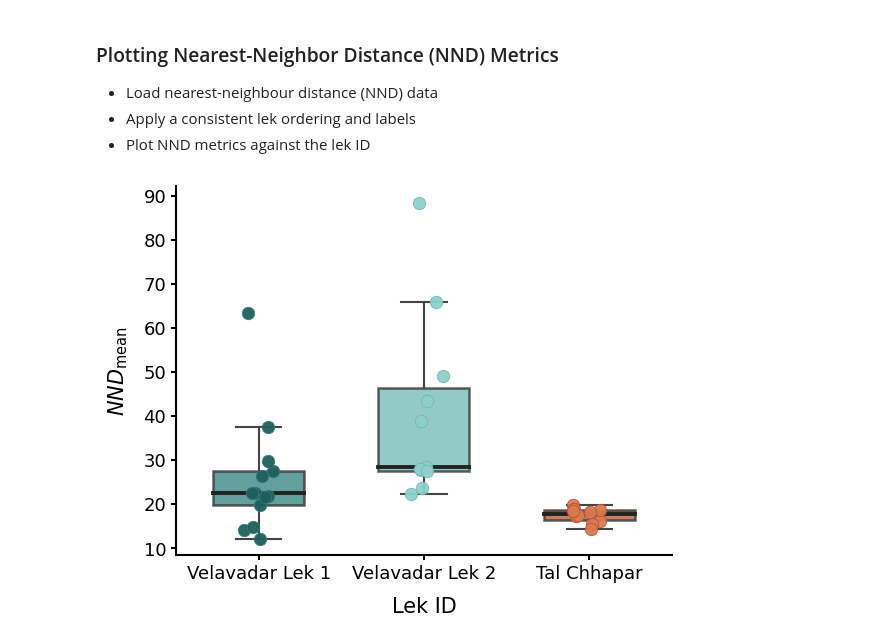
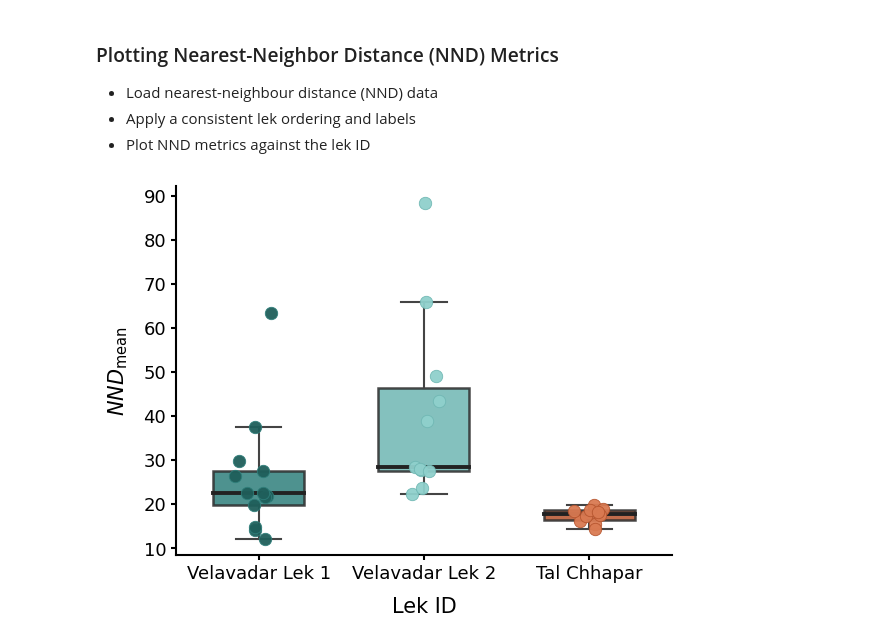
Before and after one commit to ruthviksp/territory_geometry, a Jupyter notebook: plot_nnd_metrics.ipynb, the cells around one changed output. Saved outputs shown, nothing was run; the diff lists cells and outputs as text; code cells hidden in the pictures.

```diff
--- a/plot_nnd_metrics.ipynb
+++ b/plot_nnd_metrics.ipynb
@@ -31,35 +31,35 @@ lek_labels = nnd_all['lek_id'].cat.categories.tolist()
 # %%
 fig, ax = plt.subplots()
 
 data_by_lek = [nnd_all.loc[nnd_all['lek_id'] == lek, 'nnd_mean'].values for lek in lek_labels]
 
 bp = ax.boxplot(data_by_lek, positions=np.arange(len(lek_labels)), widths=0.55, patch_artist=True,
                 showfliers=False, boxprops=dict(color='#2B2B2B', linewidth=1.8),
                 medianprops=dict(color='#222222', linewidth=2.8), whiskerprops=dict(linewidth=1.5, color='#444444'),
                 capprops=dict(linewidth=1.5, color='#444444'))
 
 for patch, lek in zip(bp['boxes'], lek_labels):
     patch.set_facecolor(fill_cols[lek])
-    patch.set_alpha(0.75)
+    patch.set_alpha(0.85)
 
 for i, lek in enumerate(lek_labels):
     y = nnd_all.loc[nnd_all['lek_id'] == lek, 'nnd_mean'].values
     x = np.random.normal(i, 0.06, size=len(y))
     ax.scatter(x, y, s=80, color=point_cols[lek], edgecolor=fill_cols[lek], linewidth=0.6, alpha=0.95, zorder=3)
 
 ax.spines['top'].set_visible(False)
 ax.spines['right'].set_visible(False)
 ax.spines['left'].set_linewidth(1.5)
 ax.spines['bottom'].set_linewidth(1.5)
 
 ax.tick_params(axis='both', which='major', labelsize=13, width=1.5)
 ax.set_xticklabels(lek_labels)
 ax.set_xlabel('Lek ID', fontsize=15, labelpad=10)
 ax.set_ylabel(r'$NND_{\mathrm{mean}}$', fontsize=15, labelpad=10)
 
 plt.savefig(out_dir/'nnd_mean.png', dpi=300, bbox_inches='tight')
 # %% [output]
-[figure, old version]
+[figure, new version]
 # %%
 fig, ax = plt.subplots()
 
```
Also changed, not shown: parts of 2 cells of this notebook, 12 other files.
